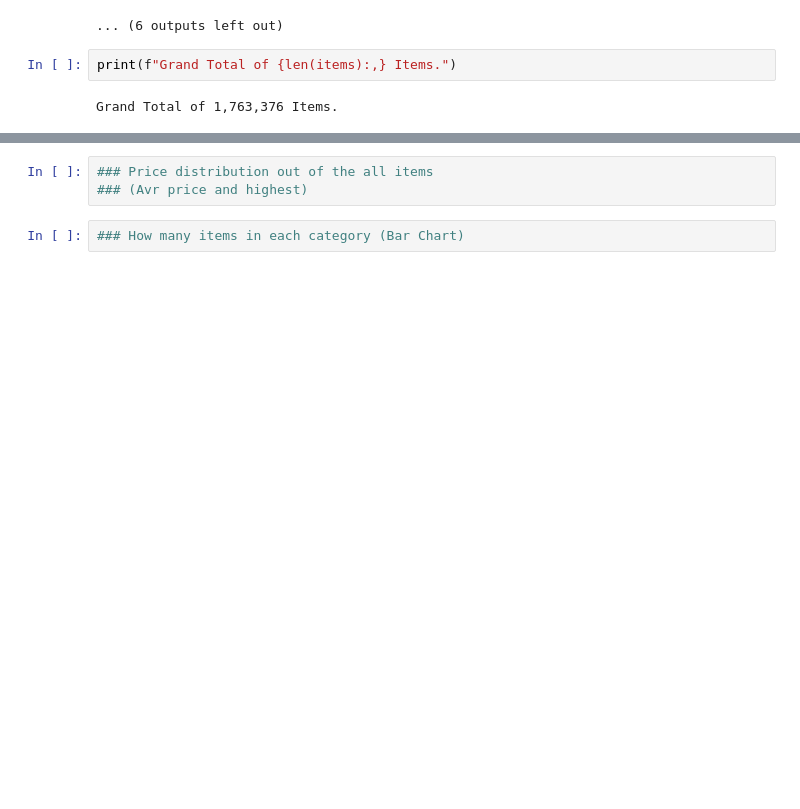
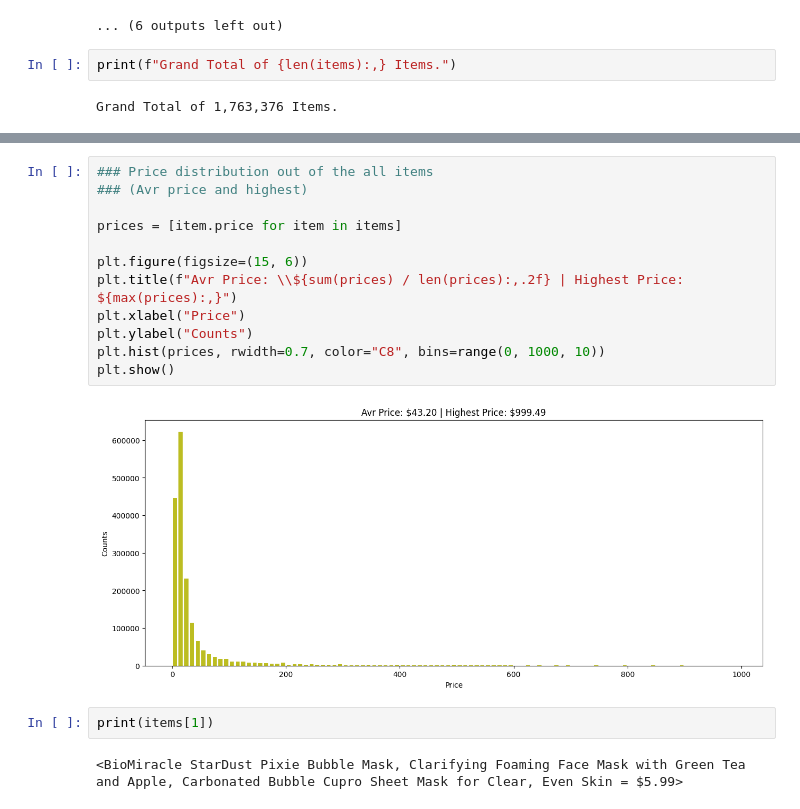
Before and after one commit to mightyoctopus/dataset-curation-data-cleanup, a Jupyter notebook: d2_data_curation_part2.ipynb, the cells around one changed output, grey strips where cells are left out. Saved outputs shown, nothing was run; the diff lists cells and outputs as text; blank space fills up the shorter version.

```diff
--- a/d2_data_curation_part2.ipynb
+++ b/d2_data_curation_part2.ipynb
@@ -120,5 +131,18 @@ Grand Total of 1,763,376 Items.
 # %%
 ### Price distribution out of the all items
 ### (Avr price and highest)
+
+prices = [item.price for item in items]
+
+plt.figure(figsize=(15, 6))
+plt.title(f"Avr Price: \\${sum(prices) / len(prices):,.2f} | Highest Price: ${max(prices):,}")
+plt.xlabel("Price")
+plt.ylabel("Counts")
+plt.hist(prices, rwidth=0.7, color="C8", bins=range(0, 1000, 10))
+plt.show()
+# %% [output]
+[figure, added]
-# %%
-### How many items in each category (Bar Chart)
+# %%
+print(items[1])
+# %% [output]
+<BioMiracle StarDust Pixie Bubble Mask, Clarifying Foaming Face Mask with Green Tea and Apple, Carbonated Bubble Cupro Sheet Mask for Clear, Even Skin = $5.99>
```
Also changed, not shown: parts of 5 cells of this notebook.
